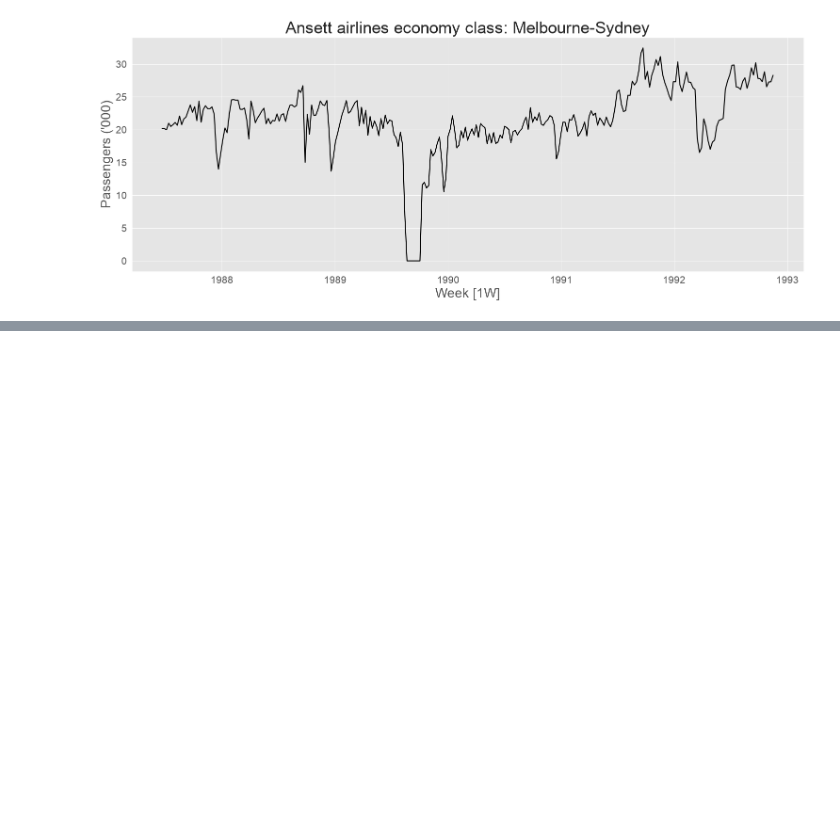
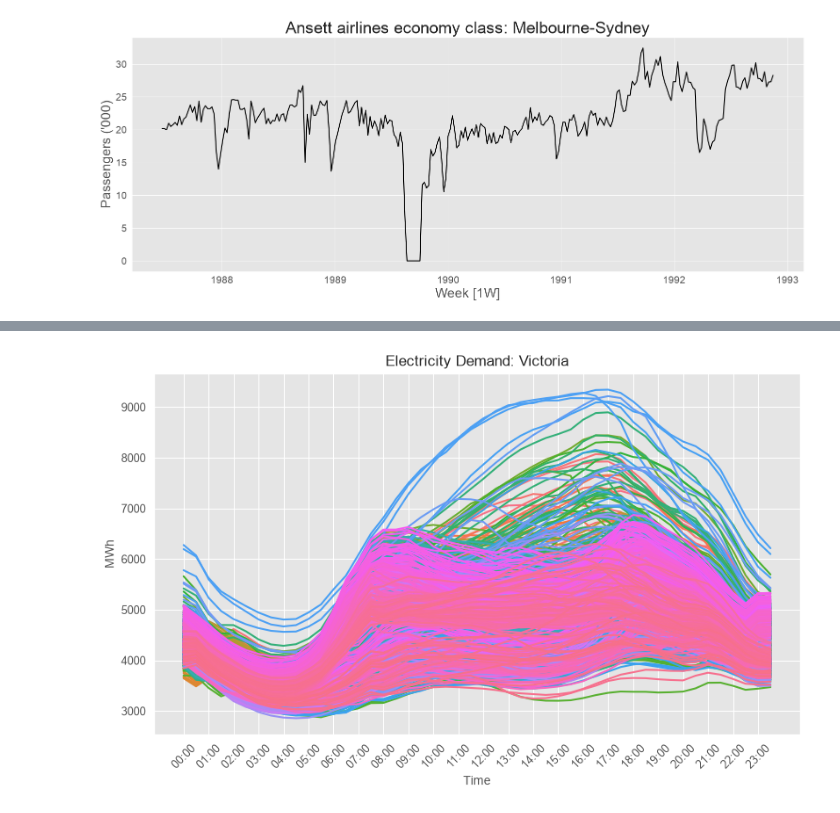
Before and after one commit to Ak62007/TS, a Jupyter notebook: notebooks/00_TS_Graphics.ipynb, the cells around one changed output, grey strips where cells are left out. Cells and saved outputs as stored; diff of their text form; code cells hidden in the pictures; blank space fills up the shorter version.

```diff
--- a/notebooks/00_TS_Graphics.ipynb
+++ b/notebooks/00_TS_Graphics.ipynb
@@ -467,0 +522,9 @@ fpppy_plot_series(
+# %%
+vic_elec_data_path = project_root / 'data' / 'vic_elec.csv'
+vic_elec_df = pd.read_csv(vic_elec_data_path, parse_dates=["ds"])
+vic_elec_demand = vic_elec_df[vic_elec_df["unique_id"] == "Demand"]
+# %%
+df = vic_elec_demand.assign(
+    hour_minute = vic_elec_df["ds"].dt.strftime("%H:%M"),
+    day = vic_elec_df['ds'].dt.date
+)
@@ -467,0 +547,21 @@ fpppy_plot_series(
+# %%
+fig, ax = plt.subplots()
+sns.lineplot(
+    data=df, x="hour_minute", y="y",
+    hue="day", palette="husl", legend=False, ax=ax
+)
+
+ax.set(
+    title="Electricity Demand: Victoria",
+    xlabel="Time",
+    ylabel="MWh"
+)
+
+unique_ticks = df['hour_minute'].unique()
+ticks = range(0, len(unique_ticks), 2)
+ticklabels = unique_ticks[::2]
+ax.set_xticks(ticks=ticks, labels=ticklabels, rotation=45)
+
+fig.show()
+# %% [output]
+[figure, added]
```
Also changed, not shown: parts of 15 cells of this notebook.
